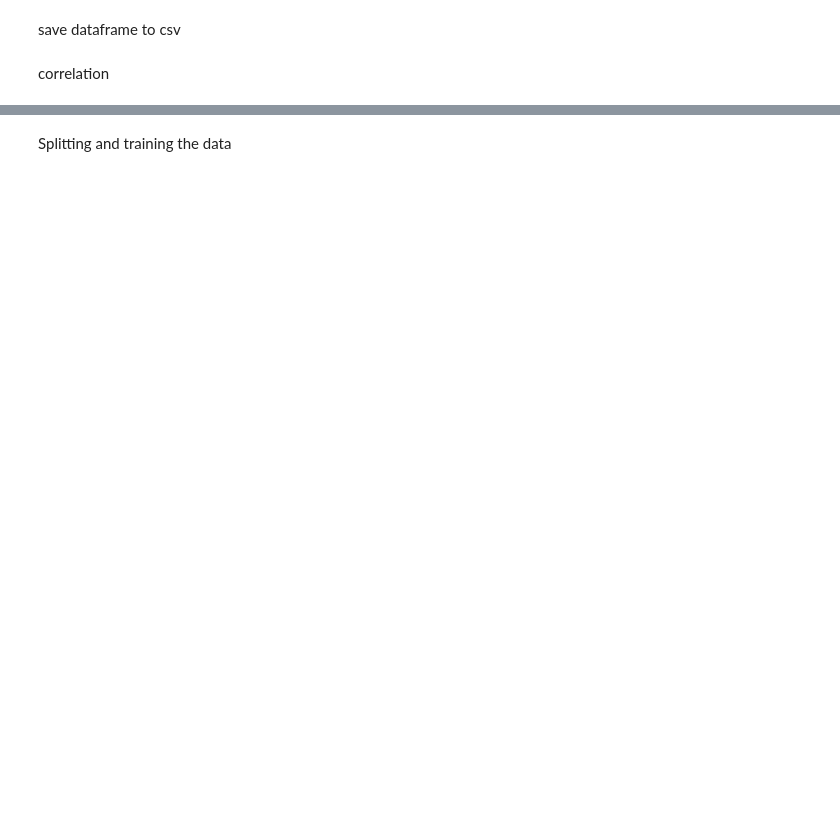
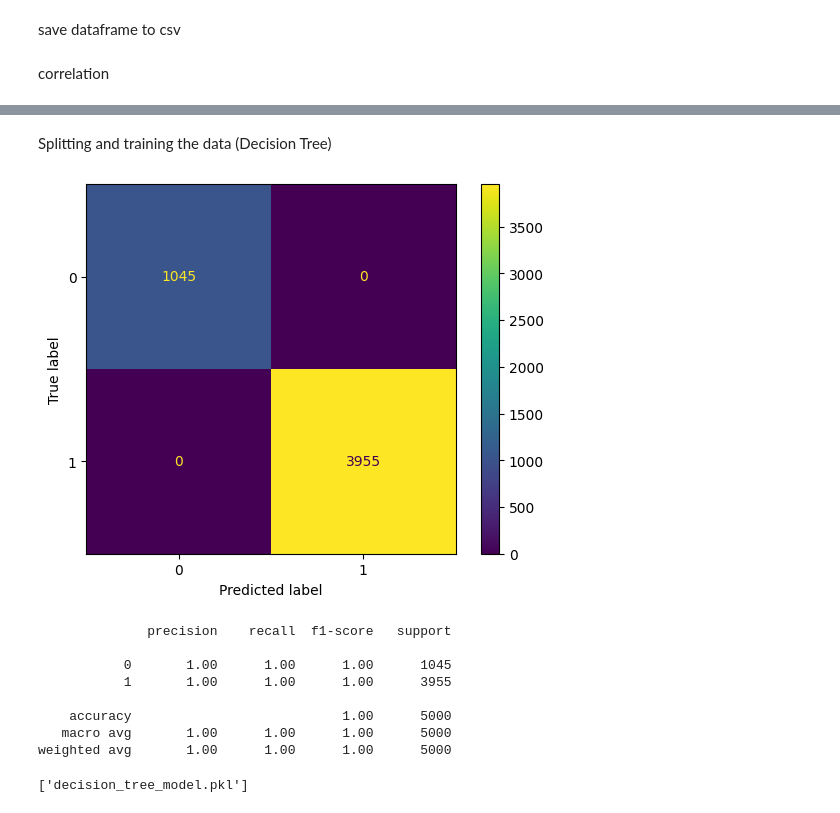
Before and after one commit to noctwilliam/fyp-data, a Jupyter notebook: data.ipynb, the cells around one changed output, grey strips where cells are left out. Drawn from its saved outputs; the diff is of its cells as text; code cells hidden in the pictures; blank space fills up the shorter version.

```diff
--- a/data.ipynb
+++ b/data.ipynb
@@ -82,30 +208,41 @@ df.info()
 # %% [markdown]
-Splitting and training the data
+Splitting and training the data (Decision Tree)
 # %%
 symptoms = [i for i in df.columns if i != 'SEVERITY']
 severity = ['SEVERITY']
 # Split the data into training and testing sets
 # 30% of the data will be used for testing
 X_train, X_test, y_train, y_test = train_test_split(df[symptoms], df[severity], test_size=0.2, random_state=42)
 
 # Create a Decision Tree Classifier object
-clf = DecisionTreeClassifier()
+dt = DecisionTreeClassifier()
 
 # Train the model on the training set
-clf.fit(X_train, y_train)
+dt.fit(X_train, y_train)
 
 # Make predictions on the testing set
-y_pred = clf.predict(X_test)
+y_pred = dt.predict(X_test)
 
 # create a function to evaluate the performance of the model
 def evaluate_model(y_true, y_pred):
 	# Calculate and print confusion matrix plot
 	disp = ConfusionMatrixDisplay(confusion_matrix=confusion_matrix(y_true, y_pred))
 	disp.plot()
 	plt.show()
 	# Calculate and print the classification report
 	report = classification_report(y_true, y_pred)
 	print(report)
 evaluate_model(y_test, y_pred)
 
-joblib.dump(clf, 'decision_tree_model.pkl')
+joblib.dump(dt, 'decision_tree_model.pkl')
+# %% [output]
+[figure, added]
+              precision    recall  f1-score   support
+
+           0       1.00      1.00      1.00      1045
+           1       1.00      1.00      1.00      3955
+
+    accuracy                           1.00      5000
+   macro avg       1.00      1.00      1.00      5000
+weighted avg       1.00      1.00      1.00      5000
+['decision_tree_model.pkl']
```
Also changed, not shown: parts of 18 cells of this notebook, 2 other files.
